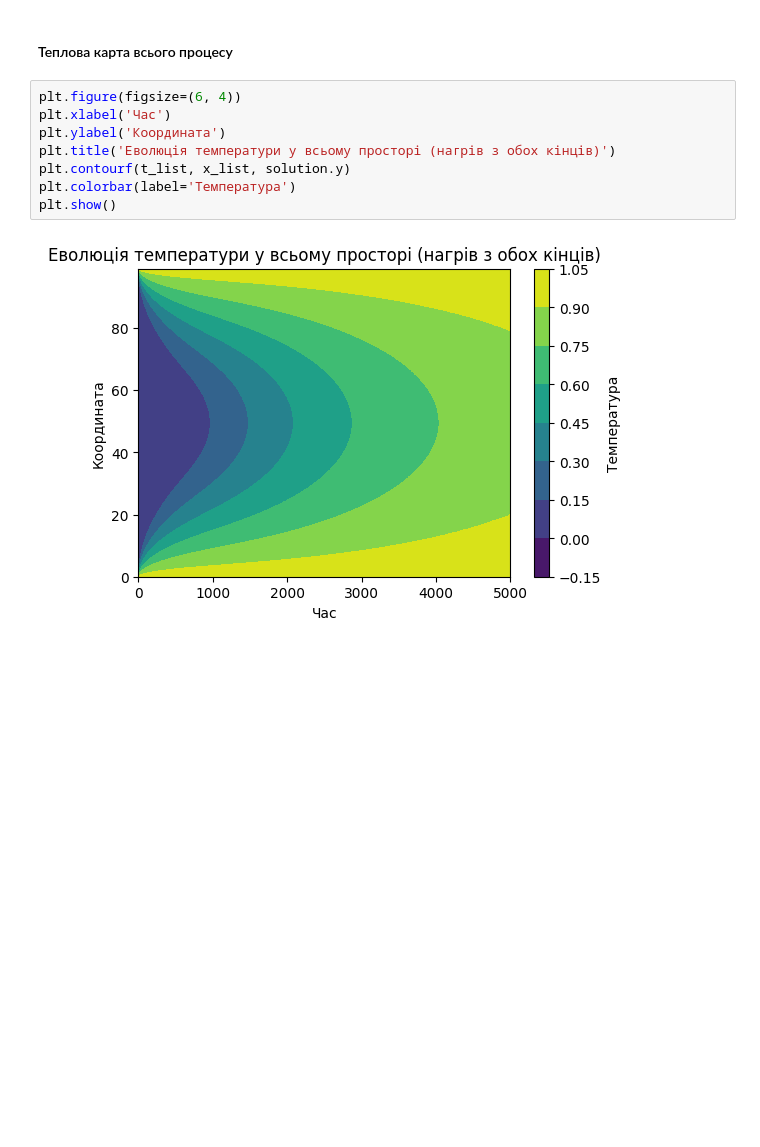
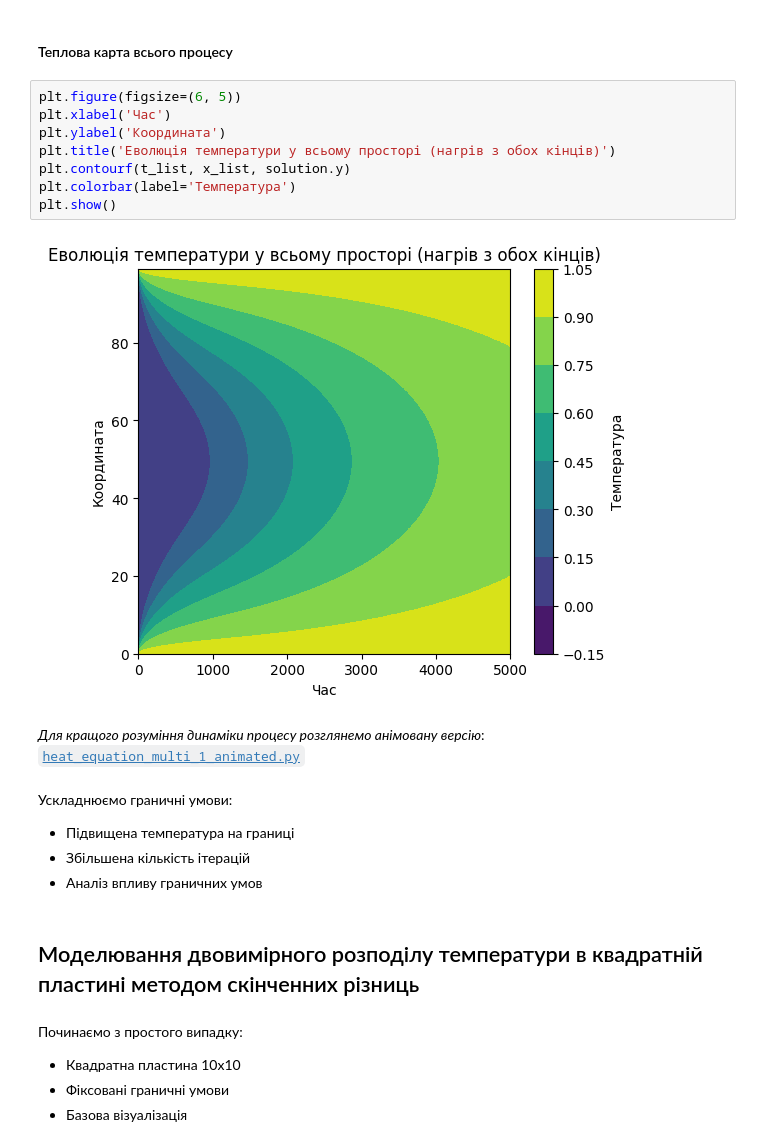
Before and after one commit to SerhiiMiroshnychenko/Notebooks, a Jupyter notebook: Heat_Transfer/Heat_Tramsfer.ipynb, the cells around one changed output. Cells and saved outputs as stored; diff of their text form; blank space fills up the shorter version.

Commit message:
Heat Transfer

```diff
--- a/Heat_Transfer/Heat_Tramsfer.ipynb
+++ b/Heat_Transfer/Heat_Tramsfer.ipynb
@@ -713,12 +721,26 @@ plt.show()
 # %% [markdown]
 #### Теплова карта всього процесу
 # %%
-plt.figure(figsize=(6, 4))
+plt.figure(figsize=(6, 5))
 plt.xlabel('Час')
 plt.ylabel('Координата')
 plt.title('Еволюція температури у всьому просторі (нагрів з обох кінців)')
 plt.contourf(t_list, x_list, solution.y)
 plt.colorbar(label='Температура')
 plt.show()
 # %% [output]
-[figure, old version]
+[figure, new version]
+# %% [markdown]
+*Для кращого розуміння динаміки процесу розглянемо анімовану версію*: [`heat_equation_multi_1_animated.py`](animation/heat_equation_multi_1_animated.py)
+# %% [markdown]
+Ускладнюємо граничні умови:
+- Підвищена температура на границі
+- Збільшена кількість ітерацій
+- Аналіз впливу граничних умов
+# %% [markdown]
+## Моделювання двовимірного розподілу температури в квадратній пластині методом скінченних різниць
+# %% [markdown]
+Починаємо з простого випадку:
+- Квадратна пластина 10x10
+- Фіксовані граничні умови
+- Базова візуалізація
```
Also changed, not shown: parts of 70 cells of this notebook.
